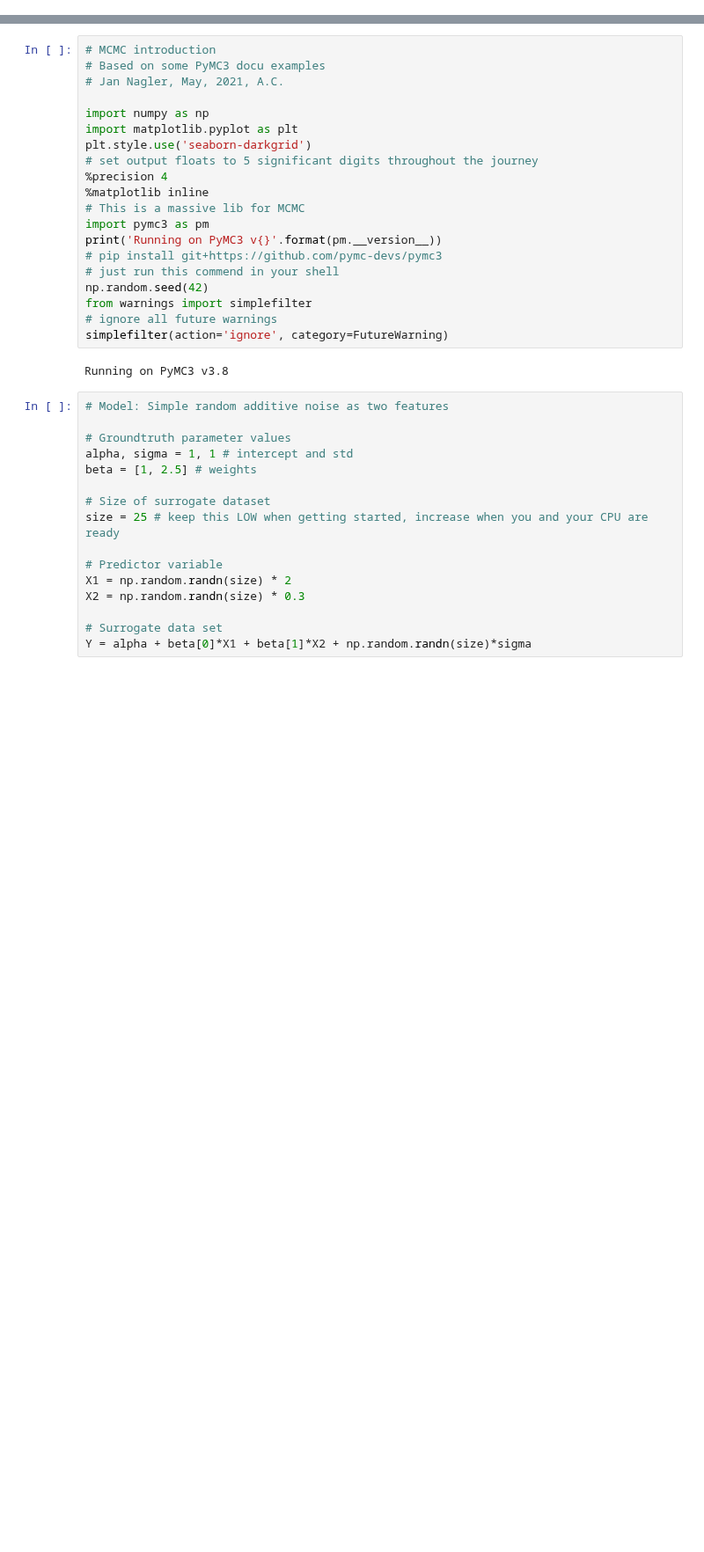
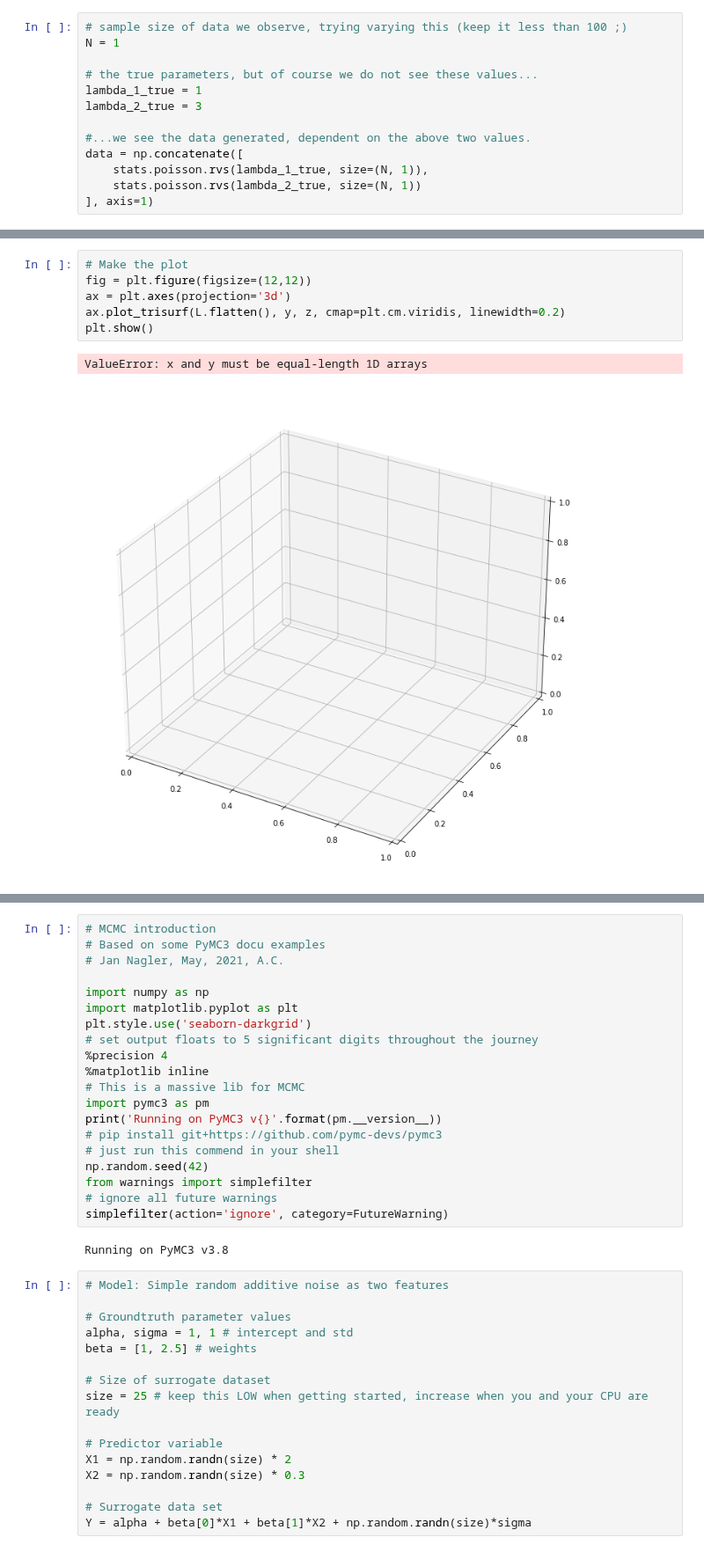
Before and after one commit to Estreuselito/Deus_ex_machina, a Jupyter notebook: MCMC/MCMC_PyMC3_introduction_v4.ipynb, the cells around one changed output, grey strips where cells are left out. Shown at 88% size. Drawn from its saved outputs; the diff is of its cells as text; blank space fills up the shorter version.

```diff
--- a/MCMC/MCMC_PyMC3_introduction_v4.ipynb
+++ b/MCMC/MCMC_PyMC3_introduction_v4.ipynb
@@ -0,0 +15,13 @@
+# %%
+# sample size of data we observe, trying varying this (keep it less than 100 ;)
+N = 1
+
+# the true parameters, but of course we do not see these values...
+lambda_1_true = 1
+lambda_2_true = 3
+
+#...we see the data generated, dependent on the above two values.
+data = np.concatenate([
+    stats.poisson.rvs(lambda_1_true, size=(N, 1)),
+    stats.poisson.rvs(lambda_2_true, size=(N, 1))
+], axis=1)
@@ -0,0 +65,9 @@
+# %%
+# Make the plot
+fig = plt.figure(figsize=(12,12))
+ax = plt.axes(projection='3d')
+ax.plot_trisurf(L.flatten(), y, z, cmap=plt.cm.viridis, linewidth=0.2)
+plt.show()
+# %% [output]
+ValueError: x and y must be equal-length 1D arrays
+[figure, added]
```
Also changed, not shown: parts of 10 cells of this notebook, 2 other files.
